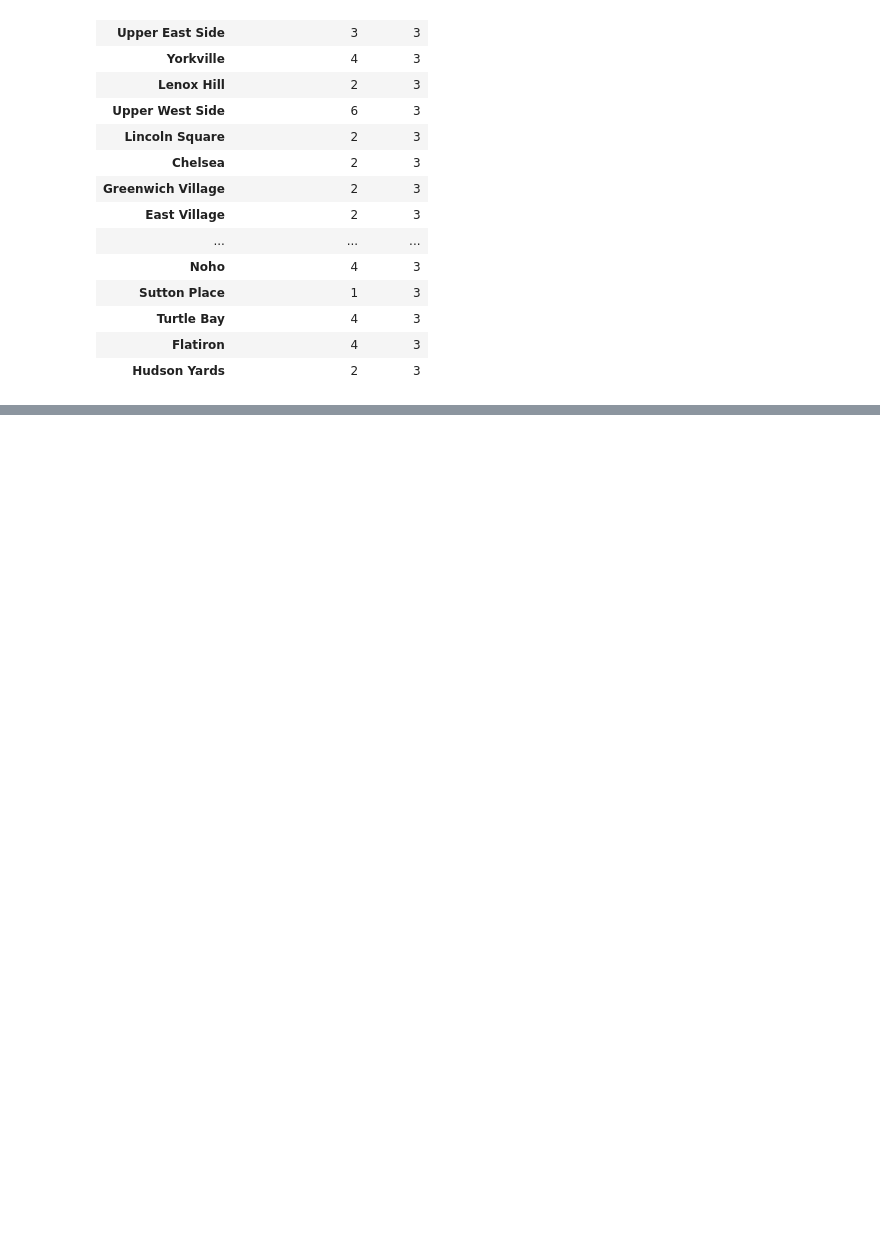
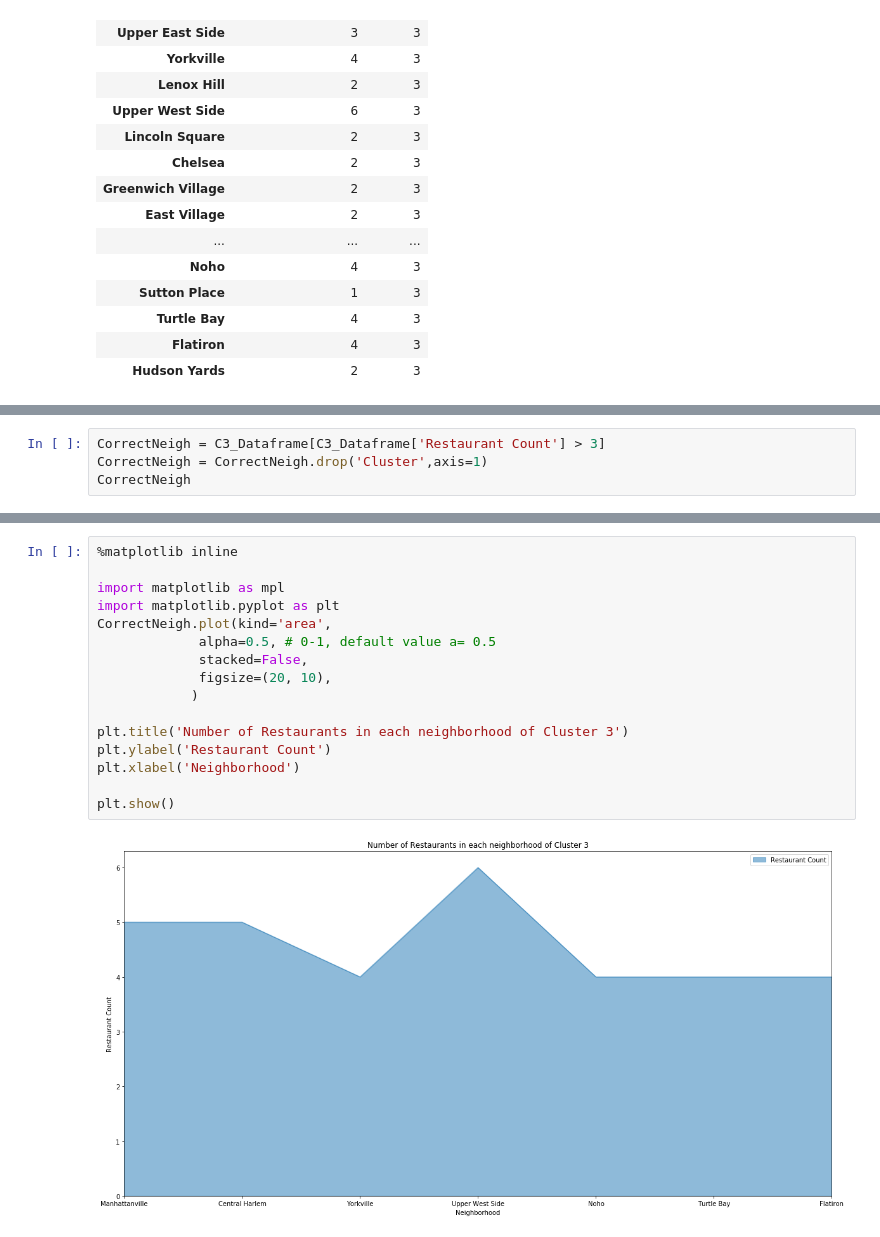
Before and after one commit to V3theCocktail/Github-Datascience, a Jupyter notebook: Analysis for placing a Restaurant in Manhattan.ipynb, the cells around one changed output, grey strips where cells are left out. Saved outputs shown, nothing was run; the diff lists cells and outputs as text; blank space fills up the shorter version.

```diff
--- a/Analysis for placing a Restaurant in Manhattan.ipynb
+++ b/Analysis for placing a Restaurant in Manhattan.ipynb
@@ -1098,0 +1101,4 @@ C3_Dataframe
+# %%
+CorrectNeigh = C3_Dataframe[C3_Dataframe['Restaurant Count'] > 3]
+CorrectNeigh = CorrectNeigh.drop('Cluster',axis=1)
+CorrectNeigh
@@ -1098,0 +1115,18 @@ C3_Dataframe
+# %%
+%matplotlib inline
+
+import matplotlib as mpl
+import matplotlib.pyplot as plt
+CorrectNeigh.plot(kind='area',
+             alpha=0.5, # 0-1, default value a= 0.5
+             stacked=False,
+             figsize=(20, 10),
+            )
+
+plt.title('Number of Restaurants in each neighborhood of Cluster 3')
+plt.ylabel('Restaurant Count')
+plt.xlabel('Neighborhood')
+
+plt.show()
+# %% [output]
+[figure, added]
```
Also changed, not shown: parts of 3 cells of this notebook.
